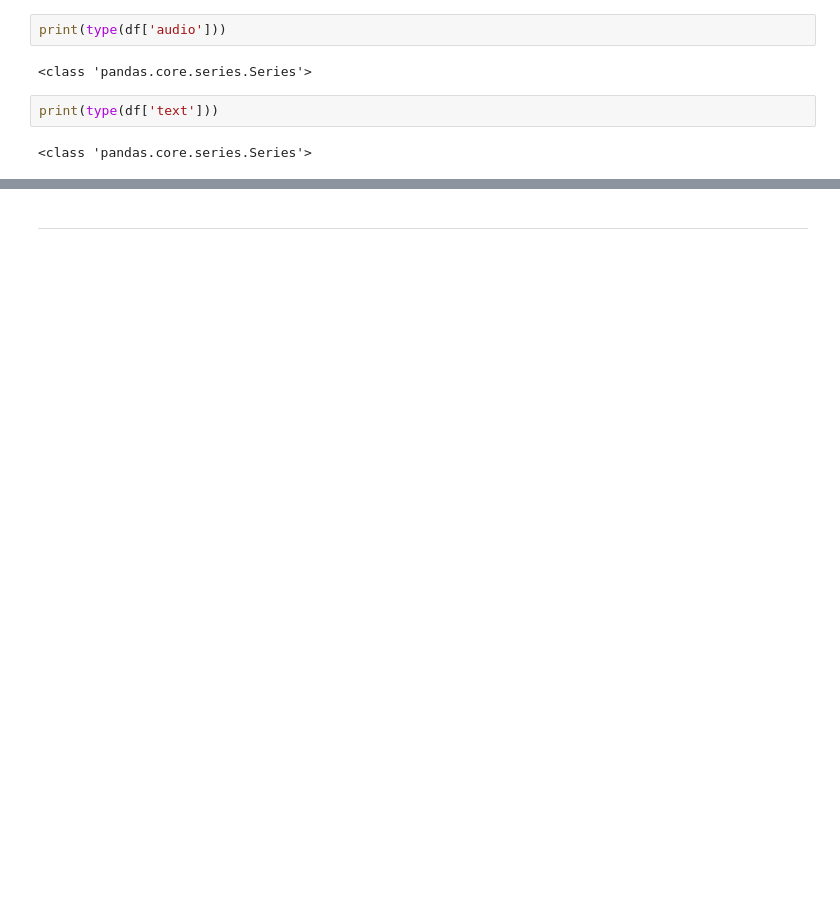
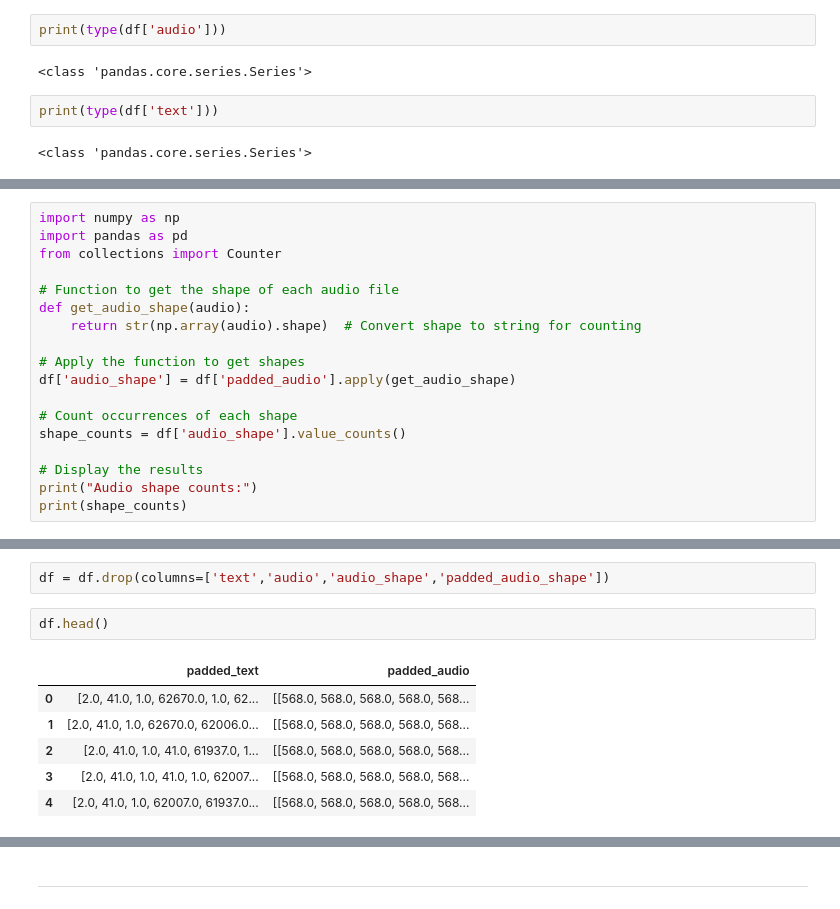
Before and after one commit to tarakantaacharya/TTS_ODIA, a Jupyter notebook: Preprocessing_data.ipynb, the cells around one changed output, grey strips where cells are left out. Drawn from its saved outputs; the diff is of its cells as text; blank space fills up the shorter version.

```diff
--- a/Preprocessing_data.ipynb
+++ b/Preprocessing_data.ipynb
@@ -191 +188,19 @@ padded_text
 Name: count, dtype: int64
+# %%
+import numpy as np
+import pandas as pd
+from collections import Counter
+
+# Function to get the shape of each audio file
+def get_audio_shape(audio):
+    return str(np.array(audio).shape)  # Convert shape to string for counting
+
+# Apply the function to get shapes
+df['audio_shape'] = df['padded_audio'].apply(get_audio_shape)
+
+# Count occurrences of each shape
+shape_counts = df['audio_shape'].value_counts()
+
+# Display the results
+print("Audio shape counts:")
+print(shape_counts)
@@ -196,3 +264,14 @@ Index(['audio', 'text', 'padded_audio', 'padded_text'], dtype='object')
+# %%
+df = df.drop(columns=['text','audio','audio_shape','padded_audio_shape'])
+# %%
+df.head()
+# %% [output]
+|  | padded_text | padded_audio |
+| 0 | [2.0, 41.0, 1.0, 62670.0, 1.0, 62... | [[568.0, 568.0, 568.0, 568.0, 568... |
+| 1 | [2.0, 41.0, 1.0, 62670.0, 62006.0... | [[568.0, 568.0, 568.0, 568.0, 568... |
+| 2 | [2.0, 41.0, 1.0, 41.0, 61937.0, 1... | [[568.0, 568.0, 568.0, 568.0, 568... |
+| 3 | [2.0, 41.0, 1.0, 41.0, 1.0, 62007... | [[568.0, 568.0, 568.0, 568.0, 568... |
+| 4 | [2.0, 41.0, 1.0, 62007.0, 61937.0... | [[568.0, 568.0, 568.0, 568.0, 568... |
 # %%
 print(df.iloc[0])
 # %% [output]
```
Also changed, not shown: parts of 26 cells of this notebook.
